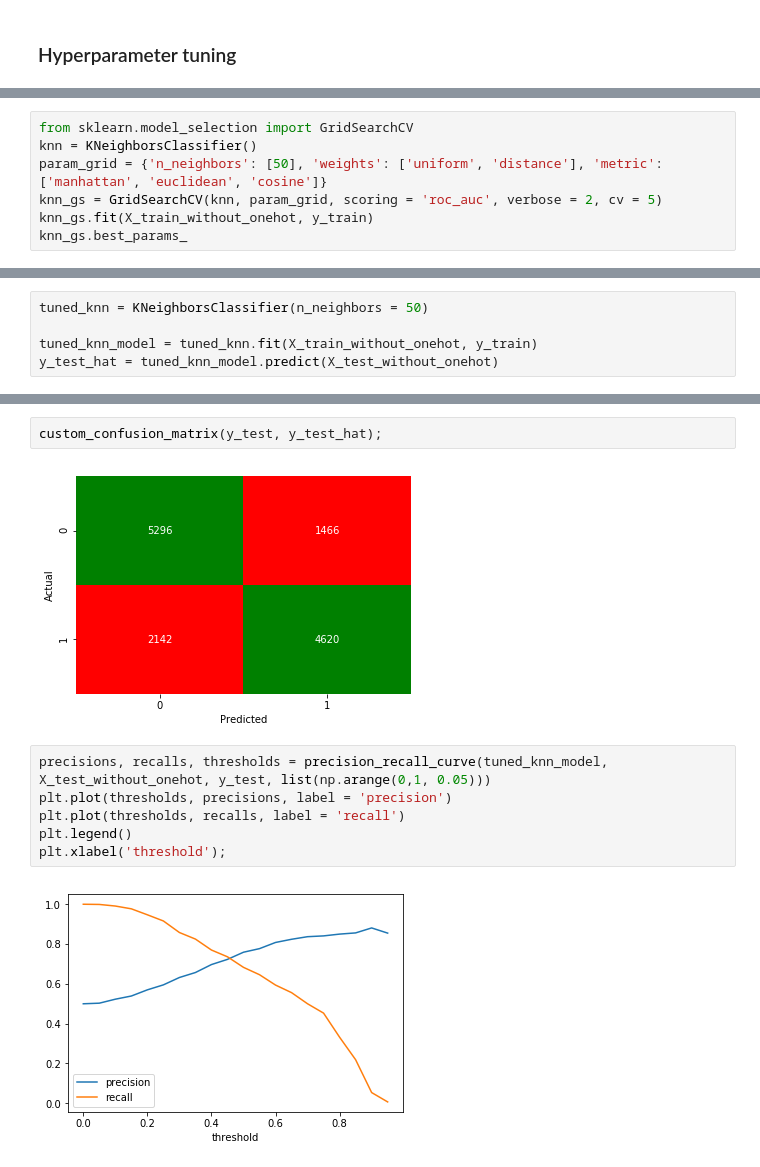
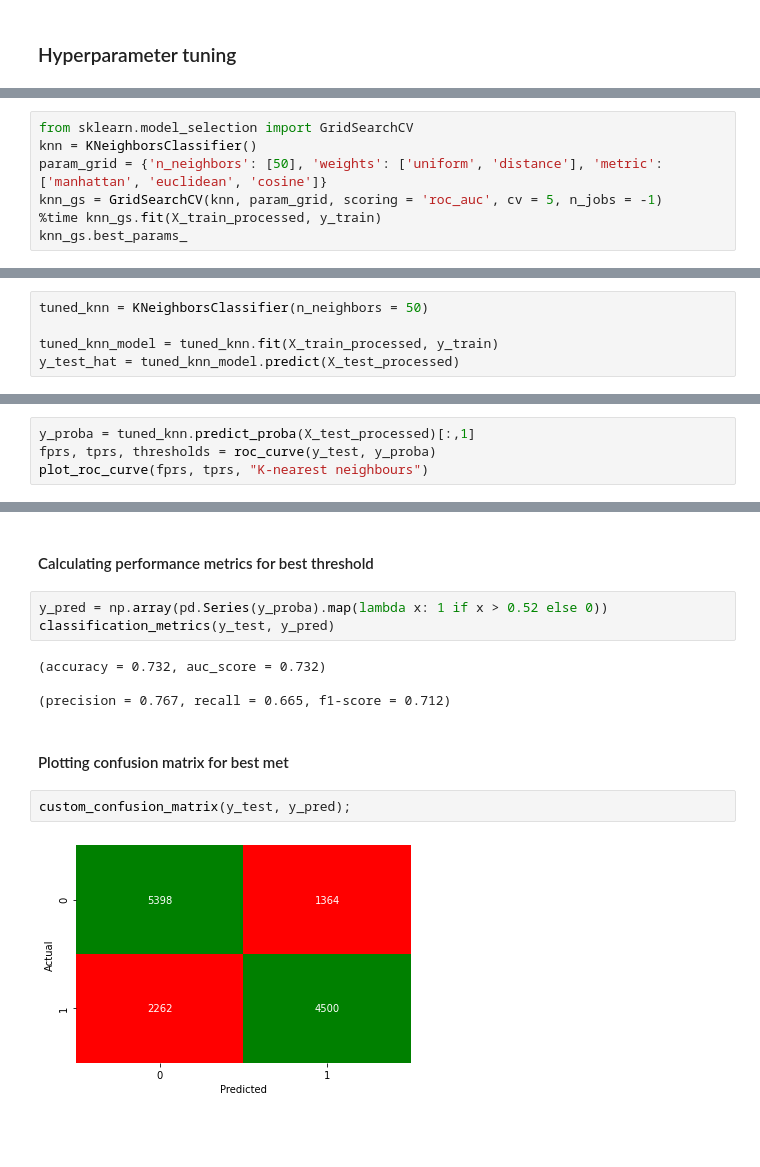
Before and after one commit to jackbustertann/cardiovascular_disease_detection, a Jupyter notebook: index.ipynb, the cells around one changed output, grey strips where cells are left out. Saved outputs shown, nothing was run; the diff lists cells and outputs as text; blank space fills up the shorter version.

```diff
--- a/index.ipynb
+++ b/index.ipynb
@@ -444,7 +440,7 @@ ax.spines['right'].set_visible(False);
 from sklearn.model_selection import GridSearchCV
 knn = KNeighborsClassifier()
 param_grid = {'n_neighbors': [50], 'weights': ['uniform', 'distance'], 'metric': ['manhattan', 'euclidean', 'cosine']}
-knn_gs = GridSearchCV(knn, param_grid, scoring = 'roc_auc', verbose = 2, cv = 5)
-knn_gs.fit(X_train_without_onehot, y_train)
+knn_gs = GridSearchCV(knn, param_grid, scoring = 'roc_auc', cv = 5, n_jobs = -1)
+%time knn_gs.fit(X_train_processed, y_train)
 knn_gs.best_params_
 # %% [output]
@@ -452,8 +452,8 @@ knn_gs.best_params_
 # %%
 tuned_knn = KNeighborsClassifier(n_neighbors = 50)
 
-tuned_knn_model = tuned_knn.fit(X_train_without_onehot, y_train)
-y_test_hat = tuned_knn_model.predict(X_test_without_onehot)
+tuned_knn_model = tuned_knn.fit(X_train_processed, y_train)
+y_test_hat = tuned_knn_model.predict(X_test_processed)
 # %%
 classification_metrics(y_test, y_test_hat)
 # %% [output]
@@ -460,0 +465,4 @@ accuracy = 0.733, auc_score = 0.733, precision = 0.759, recall = 0.683
+# %%
+y_proba = tuned_knn.predict_proba(X_test_processed)[:,1]
+fprs, tprs, thresholds = roc_curve(y_test, y_proba)
+plot_roc_curve(fprs, tprs, "K-nearest neighbours")
@@ -461,12 +482,15 @@ accuracy = 0.733, auc_score = 0.733, precision = 0.759, recall = 0.683
+# %% [markdown]
+#### Calculating performance metrics for best threshold
+# %%
+y_pred = np.array(pd.Series(y_proba).map(lambda x: 1 if x > 0.52 else 0))
+classification_metrics(y_test, y_pred)
+# %% [output]
+(accuracy = 0.732, auc_score = 0.732)
+
+(precision = 0.767, recall = 0.665, f1-score = 0.712)
+# %% [markdown]
+#### Plotting confusion matrix for best met
 # %%
-custom_confusion_matrix(y_test, y_test_hat);
+custom_confusion_matrix(y_test, y_pred);
 # %% [output]
-[figure, old version]
+[figure, new version]
-# %%
-precisions, recalls, thresholds = precision_recall_curve(tuned_knn_model, X_test_without_onehot, y_test, list(np.arange(0,1, 0.05)))
-plt.plot(thresholds, precisions, label = 'precision')
-plt.plot(thresholds, recalls, label = 'recall')
-plt.legend()
-plt.xlabel('threshold');
-# %% [output]
-[figure, removed]
```
Also changed, not shown: parts of 29 cells of this notebook.
